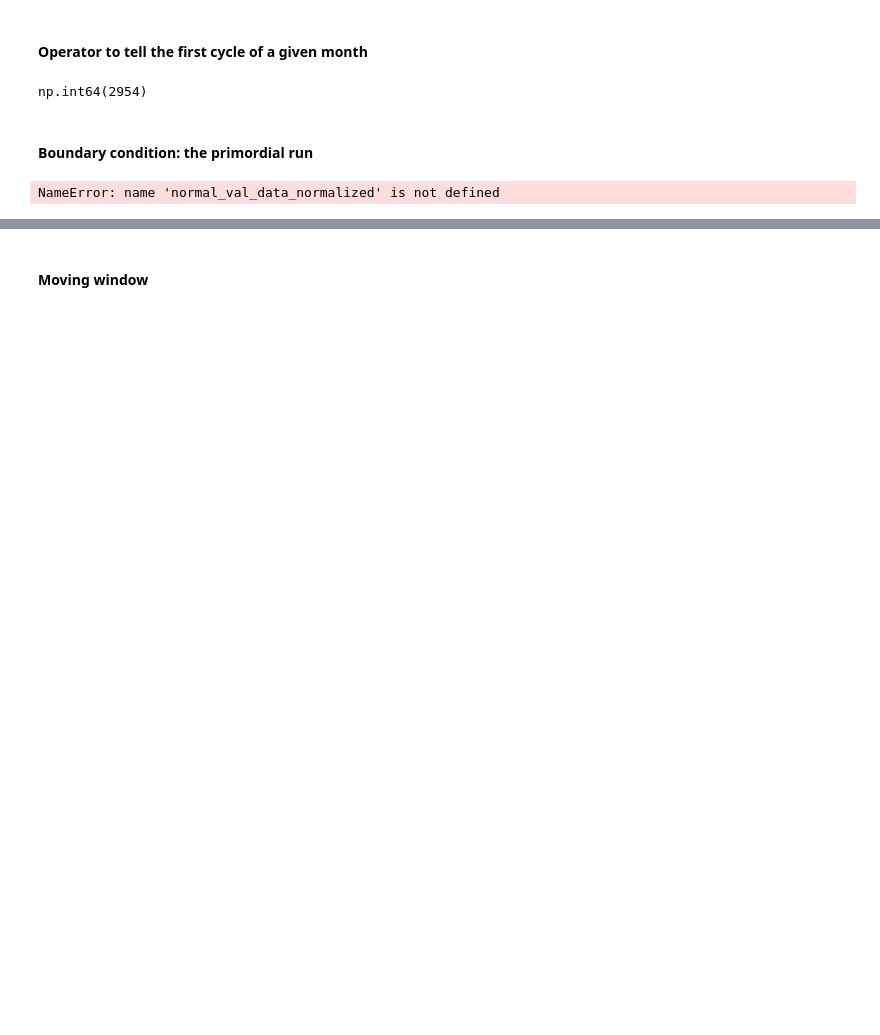
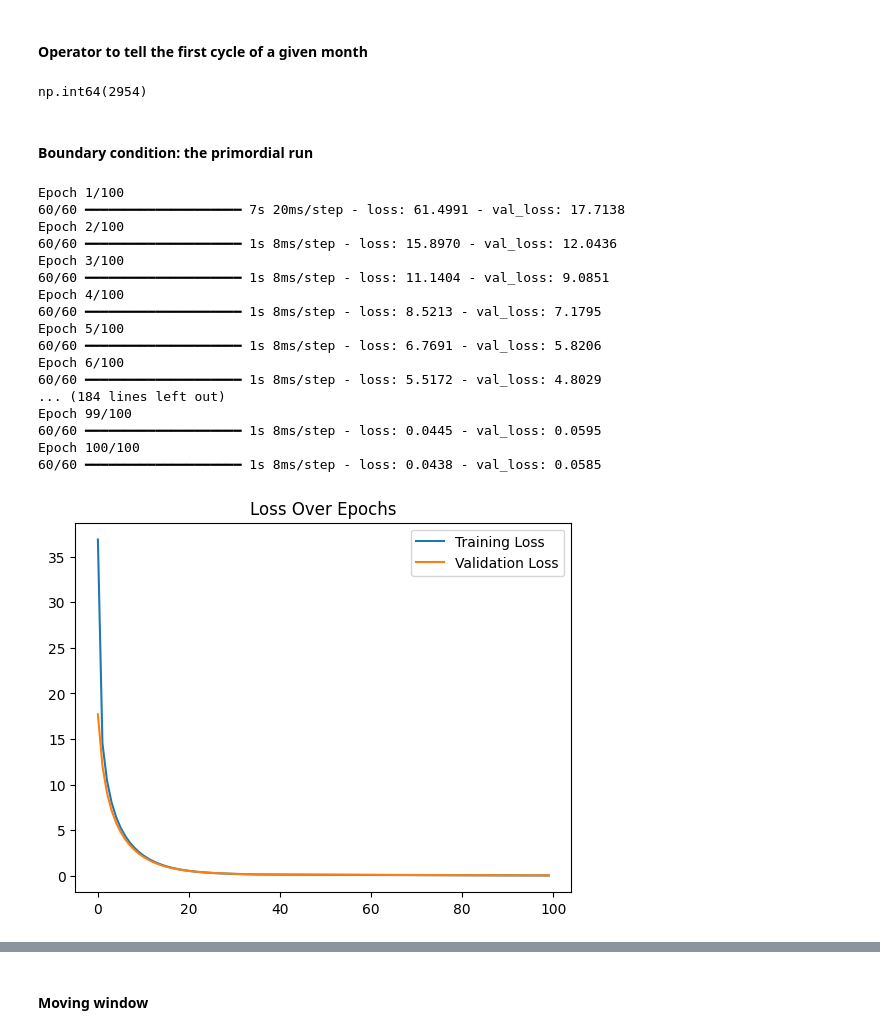
Before and after one commit to joaotiago-dias/metro_porto, a Jupyter notebook: Porto_SAE_window_v2.ipynb, the cells around one changed output, grey strips where cells are left out. Drawn from its saved outputs; the diff is of its cells as text; code cells hidden in the pictures; blank space fills up the shorter version.

```diff
--- a/Porto_SAE_window_v2.ipynb
+++ b/Porto_SAE_window_v2.ipynb
@@ -134,6 +136,7 @@ threshold_list = []
 
 normal_train_data = np.empty((0, 16), dtype=np.float32)  # Empty array with correct shape
 anomalous_train_data = np.empty((0, 16), dtype=np.float32)
+normal_val_data = np.empty((0, 16), dtype=np.float32)
 
 
 test_cycle_normalized = np.empty((1, 16), dtype=np.float32)
@@ -172,45 +175,37 @@ for i in range(len(train_labels)):
     else:
         anomalous_train_data = np.concatenate((anomalous_train_data, train_data[i:i+1, :]), axis=0)
 
+for i in range(len(val_labels)):
+    if val_labels[i] == 0:
+        normal_val_data = np.concatenate((normal_val_data, val_data[i:i+1, :]), axis=0)
+
 
 normal_train_data_normalized = np.zeros_like(normal_train_data)
 test_data_normalized = np.zeros_like(test_data)
 val_data_normalized = np.zeros_like(val_data)
-normal_val_data_normalized = np.zeros_like()
+normal_val_data_normalized = np.zeros_like(normal_val_data)
 
 
 
 scaler = MinMaxScaler()
 normal_train_data_normalized[:,:7] = scaler.fit_transform(normal_train_data[:, :7].flatten().reshape(-1, 1)).reshape(normal_train_data.shape[0], 7)
 test_data_normalized[:,:7] = scaler.transform(test_data[:, :7].flatten().reshape(-1, 1)).reshape(test_data.shape[0], 7)
-val_data_normalized[:,:7] = scaler.transform(val_data[:, :7].flatten().reshape(-1, 1)).reshape(val_data.shape[0], 7)
+normal_val_data_normalized[:,:7] = scaler.transform(normal_val_data[:, :7].flatten().reshape(-1, 1)).reshape(normal_val_data.shape[0], 7)
 
 # Fit and transform sensor 2 (columns 7-13)
 normal_train_data_normalized[:, 7:14] = scaler.fit_transform(normal_train_data[:, 7:14].flatten().reshape(-1, 1)).reshape(normal_train_data.shape[0], 7)
 test_data_normalized[:,7:14] = scaler.transform(test_data[:, 7:14].flatten().reshape(-1, 1)).reshape(test_data.shape[0], 7)
-val_data_normalized[:,7:14] = scaler.transform(val_data[:, 7:14].flatten().reshape(-1, 1)).reshape(val_data.shape[0], 7)
+normal_val_data_normalized[:,7:14] = scaler.transform(normal_val_data[:, 7:14].flatten().reshape(-1, 1)).reshape(normal_val_data.shape[0], 7)
 
 # Fit and transform Trun (column 14)
 normal_train_data_normalized[:, 14] = scaler.fit_transform(normal_train_data[:, 14].reshape(-1, 1)).flatten()
 test_data_normalized[:, 14] = scaler.transform(test_data[:, 14].reshape(-1, 1)).flatten()
-val_data_normalized[:, 14] = scaler.transform(val_data[:, 14].reshape(-1, 1)).flatten()
+normal_val_data_normalized[:, 14] = scaler.transform(normal_val_data[:, 14].reshape(-1, 1)).flatten()
 
 # Fit and transform Tidle (column 15)
 normal_train_data_normalized[:, 15] = scaler.fit_transform(normal_train_data[:, 15].reshape(-1, 1)).flatten()
 test_data_normalized[:, 15] = scaler.transform(test_data[:, 15].reshape(-1, 1)).flatten()
-val_data_normalized[:, 15] = scaler.transform(val_data[:, 15].reshape(-1, 1)).flatten()
-
-
-
-
-#Separate into normal and anomalous data
-for i in range(len(val_labels)):
-    if val_labels[i] == 0:
-        normal_val_data_normalized = np.concatenate((normal_val_data_normalized, val_data_normalized[i:i+1, :]), axis=0)
-    else:
-        anomalous_val_data_normalized = np.concatenate((anomalous_val_data_normalized, val_data_normalized[i:i+1, :]), axis=0)
-
-
+normal_val_data_normalized[:, 15] = scaler.transform(normal_val_data[:, 15].reshape(-1, 1)).flatten()
 
 
 
@@ -223,52 +218,58 @@ autoencoder.compile(
 # Train the model
 history = autoencoder.fit(
     x=normal_train_data_normalized,  # Input and target are the same for autoencoders
     y=normal_train_data_normalized,  # Input and target are the same for autoencoders
     epochs=100,
     batch_size=30,
     validation_data=(normal_val_data_normalized, normal_val_data_normalized)
 )
 
 # Plot training and validation loss
 plt.plot(history.history['loss'], label='Training Loss')
 plt.plot(history.history['val_loss'], label='Validation Loss')
 plt.legend()
 plt.title('Loss Over Epochs')
 plt.show()
 
 
-# Calculate the best threshold by maximizing PR curve
-reconstructions_train = autoencoder.predict(val_data_normalized)
-val_loss = tf.keras.losses.mae(reconstructions_train, val_data_normalized)
+# Classify an ECG as anomalous if the reconstruction error is greater than one standard deviation
+reconstructions_train = autoencoder.predict(normal_val_data_normalized)
+val_loss = tf.keras.losses.mae(reconstructions_train, normal_val_data_normalized)
 
-y_true = (np.array(val_labels) != 0).astype(int)
-scores = np.array(val_loss)
+q99 = np.percentile(val_loss, 99)
+beta = 0.7
+best_threshold = beta*q99
+threshold_list.append(best_threshold)
+print("Threshold: ", best_threshold)
 
-# 1. Calculate precision, recall, and thresholds.
-precision, recall, thresholds = precision_recall_curve(y_true, scores)
-
-# Note: precision and recall arrays have one extra element compared to thresholds.
-# We'll compute F1 scores for the thresholds only.
-# F1 = 2 * (precision * recall) / (precision + recall)
-f1_scores = 2 * precision[:-1] * recall[:-1] / (precision[:-1] + recall[:-1] + 1e-8)  # added epsilon for safety
-# 2. Identify the best threshold (maximizing F1 score)
-best_idx = np.argmax(f1_scores)
-best_threshold = thresholds[best_idx]
-best_precision = precision[best_idx]
-best_recall = recall[best_idx]
-best_f1 = f1_scores[best_idx]
-
-print("Threshold: ", best_threshold)
 
 
 
 # Calculate the reconstruction loss for the anomalous test data
 reconstructions_test = autoencoder.predict(test_data_normalized)
-pred_aux = predict(autoencoder, test_data_normalized, best_threshold)
+pred_aux = predict(autoencoder, test_data_normalized, best_threshold).numpy()
 preds_list = np.concatenate((preds_list, pred_aux), axis=0)
 pred_val_aux = val_labels #predict(autoencoder, normal_val_data_normalized, best_threshold)
 val_preds_list = np.concatenate((val_preds_list, pred_val_aux), axis=0)
+print("pred_aux:", np.unique(pred_aux, return_counts=True))
 
 test_loss.extend(tf.keras.losses.mae(reconstructions_test, test_data_normalized).numpy())
 # %% [output]
-NameError: name 'normal_val_data_normalized' is not defined
+Epoch 1/100
+60/60 ━━━━━━━━━━━━━━━━━━━━ 7s 20ms/step - loss: 61.4991 - val_loss: 17.7138
+Epoch 2/100
+60/60 ━━━━━━━━━━━━━━━━━━━━ 1s 8ms/step - loss: 15.8970 - val_loss: 12.0436
+Epoch 3/100
+60/60 ━━━━━━━━━━━━━━━━━━━━ 1s 8ms/step - loss: 11.1404 - val_loss: 9.0851
+Epoch 4/100
+60/60 ━━━━━━━━━━━━━━━━━━━━ 1s 8ms/step - loss: 8.5213 - val_loss: 7.1795
+Epoch 5/100
+60/60 ━━━━━━━━━━━━━━━━━━━━ 1s 8ms/step - loss: 6.7691 - val_loss: 5.8206
+Epoch 6/100
+60/60 ━━━━━━━━━━━━━━━━━━━━ 1s 8ms/step - loss: 5.5172 - val_loss: 4.8029
+... (184 lines left out)
+Epoch 99/100
+60/60 ━━━━━━━━━━━━━━━━━━━━ 1s 8ms/step - loss: 0.0445 - val_loss: 0.0595
+Epoch 100/100
+60/60 ━━━━━━━━━━━━━━━━━━━━ 1s 8ms/step - loss: 0.0438 - val_loss: 0.0585
+[figure, added]
```
Also changed, not shown: parts of 16 cells of this notebook.
